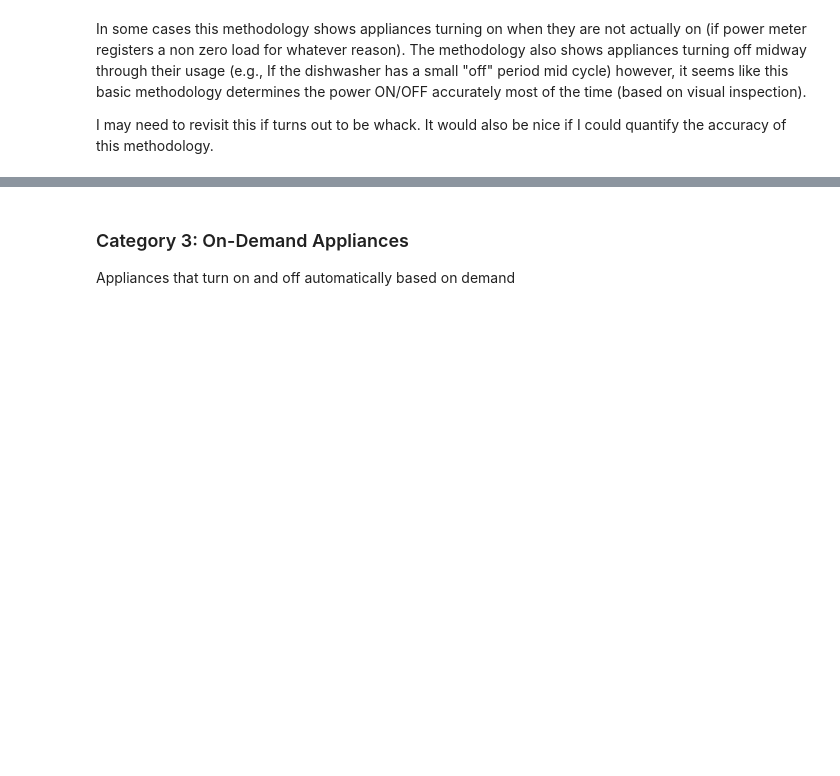
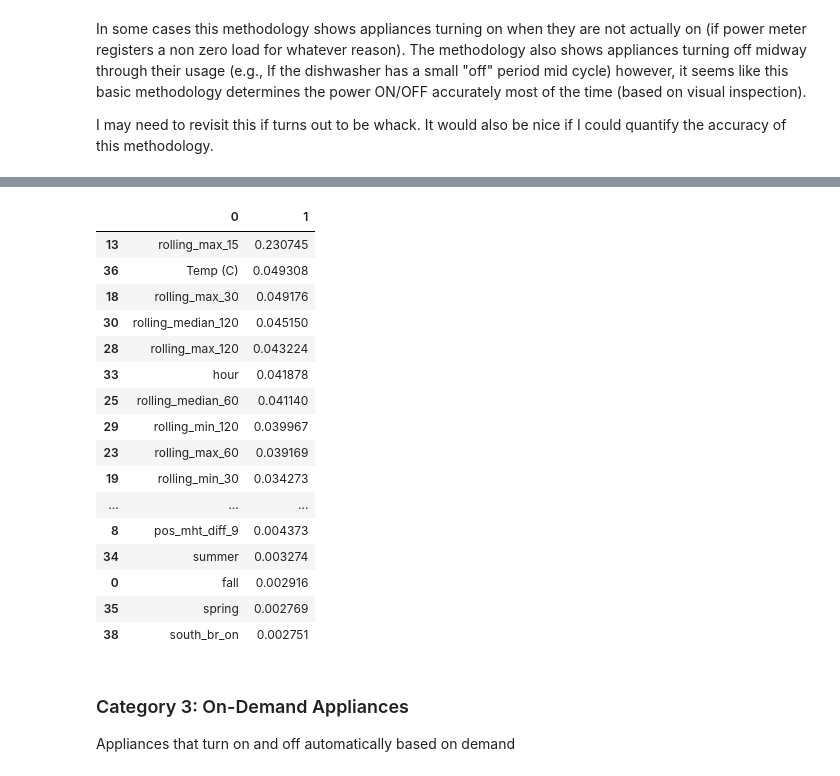
Before and after one commit to enmyj/gafp, a Jupyter notebook: elec_classification.ipynb, the cells around one changed output, grey strips where cells are left out. Drawn from its saved outputs; the diff is of its cells as text; code cells hidden in the pictures; blank space fills up the shorter version.

```diff
--- a/elec_classification.ipynb
+++ b/elec_classification.ipynb
@@ -169,10 +149,11 @@ def categorize_rooms(df,lbl,feature_cols,model_type='random forest',thresh=15):
 Appliances that are either OFF and have 0 power draw or ON and have high power draw
-# %%
-of_apps = ['dishwasher', 'oven', 'dryer', 'washer']
 # %%
 # classify power_on based only on power > 0
-for lbl in of_apps:
+on_off_apps = ['dishwasher', 'oven', 'dryer', 'washer']
+for lbl in on_off_apps:
     df[lbl+'_on'] = df[lbl].apply(lambda x: 1 if x > 0 else 0)
+
+df['any_on_off_app_on'] = np.where(df[of_apps].sum(axis=1) >= 1, 1, 0)
 # %%
 # plot to see if it makes sense
 lbl = 'washer'
@@ -183,5 +166,3 @@ df[lbl+'_on'][mask].plot(secondary_y=True,linewidth=3,figsize=(20,10));
 In some cases this methodology shows appliances turning on when they are not actually on (if power meter registers a non zero load for whatever reason). The methodology also shows appliances turning off midway through their usage (e.g., If the dishwasher has a small "off" period mid cycle) however, it seems like this basic methodology determines the power ON/OFF accurately most of the time (based on visual inspection).
 
 I may need to revisit this if turns out to be whack. It would also be nice if I could quantify the accuracy of this methodology.
-# %%
-df['any_of_app_on'] = np.where(df[of_apps].sum(axis=1) >= 1, 1, 0)
@@ -196,0 +216,2 @@ from sklearn import metrics
+# %%
+model = categorize_appliance(df,'any_on_off_app','south_br',feature_cols,model_type='random forest')
@@ -197,3 +231,23 @@ from sklearn import metrics
+# %%
+pd.DataFrame(list(zip(feature_cols,model.feature_importances_))).sort_values(by=1,ascending=False)
+# %% [output]
+|  | 0 | 1 |
+| 13 | rolling_max_15 | 0.230745 |
+| 36 | Temp (C) | 0.049308 |
+| 18 | rolling_max_30 | 0.049176 |
+| 30 | rolling_median_120 | 0.045150 |
+| 28 | rolling_max_120 | 0.043224 |
+| 33 | hour | 0.041878 |
+| 25 | rolling_median_60 | 0.041140 |
+| 29 | rolling_min_120 | 0.039967 |
+| 23 | rolling_max_60 | 0.039169 |
+| 19 | rolling_min_30 | 0.034273 |
+| ... | ... | ... |
+| 8 | pos_mht_diff_9 | 0.004373 |
+| 34 | summer | 0.003274 |
+| 0 | fall | 0.002916 |
+| 35 | spring | 0.002769 |
+| 38 | south_br_on | 0.002751 |
 # %%
 # define X, y
 X = df[feature_cols]
```
Also changed, not shown: parts of 19 cells of this notebook.
